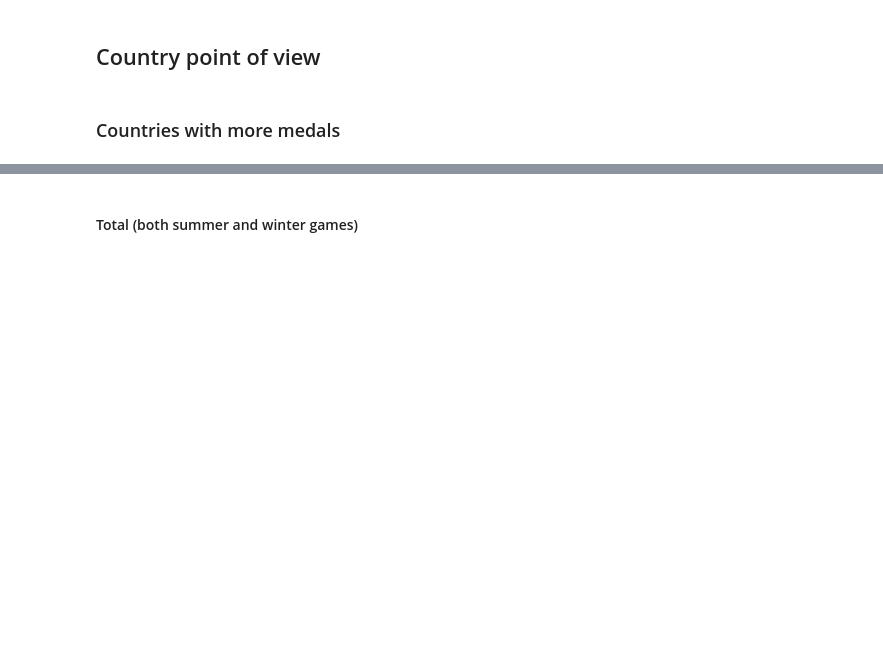
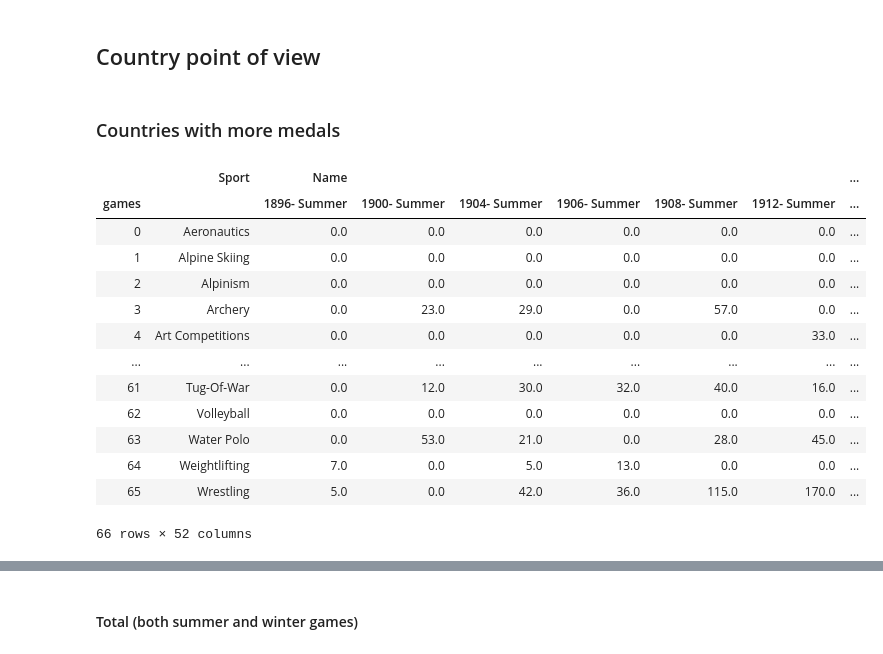
Before and after one commit to com-480-data-visualization/com-480-project-knn-viz, a Jupyter notebook: data_extraction.ipynb, the cells around one changed output, grey strips where cells are left out. Saved outputs shown, nothing was run; the diff lists cells and outputs as text; code cells hidden in the pictures; blank space fills up the shorter version.

Commit message:
add sports part

```diff
--- a/data_extraction.ipynb
+++ b/data_extraction.ipynb
@@ -521,3 +521,26 @@ sports_type_unstack.assign(tmp=sports_type_unstack.sum(axis=1)).\
 ## Country point of view
 # %% [markdown]
 ### Countries with more medals
+# %%
+aux = df_athletes.copy()
+aux['games'] = aux['Year'].astype(str) + '- ' + aux['Season']
+# %%
+aux2 = aux.groupby(['games','Sport']).agg({'Name':'nunique'})\
+.pivot_table(index='Sport',columns=['games']).fillna(0).reset_index()
+# %%
+aux2
+# %% [output]
+|  | Sport | Name |  |  |  |  |  | ... |
+| games |  | 1896- Summer | 1900- Summer | 1904- Summer | 1906- Summer | 1908- Summer | 1912- Summer | ... |
+| 0 | Aeronautics | 0.0 | 0.0 | 0.0 | 0.0 | 0.0 | 0.0 | ... |
+| 1 | Alpine Skiing | 0.0 | 0.0 | 0.0 | 0.0 | 0.0 | 0.0 | ... |
+| 2 | Alpinism | 0.0 | 0.0 | 0.0 | 0.0 | 0.0 | 0.0 | ... |
+| 3 | Archery | 0.0 | 23.0 | 29.0 | 0.0 | 57.0 | 0.0 | ... |
+| 4 | Art Competitions | 0.0 | 0.0 | 0.0 | 0.0 | 0.0 | 33.0 | ... |
+| ... | ... | ... | ... | ... | ... | ... | ... | ... |
+| 61 | Tug-Of-War | 0.0 | 12.0 | 30.0 | 32.0 | 40.0 | 16.0 | ... |
+| 62 | Volleyball | 0.0 | 0.0 | 0.0 | 0.0 | 0.0 | 0.0 | ... |
+| 63 | Water Polo | 0.0 | 53.0 | 21.0 | 0.0 | 28.0 | 45.0 | ... |
+| 64 | Weightlifting | 7.0 | 0.0 | 5.0 | 13.0 | 0.0 | 0.0 | ... |
+| 65 | Wrestling | 5.0 | 0.0 | 42.0 | 36.0 | 115.0 | 170.0 | ... |
+66 rows × 52 columns
```
Also changed, not shown: parts of 11 cells of this notebook, 8 other files.
